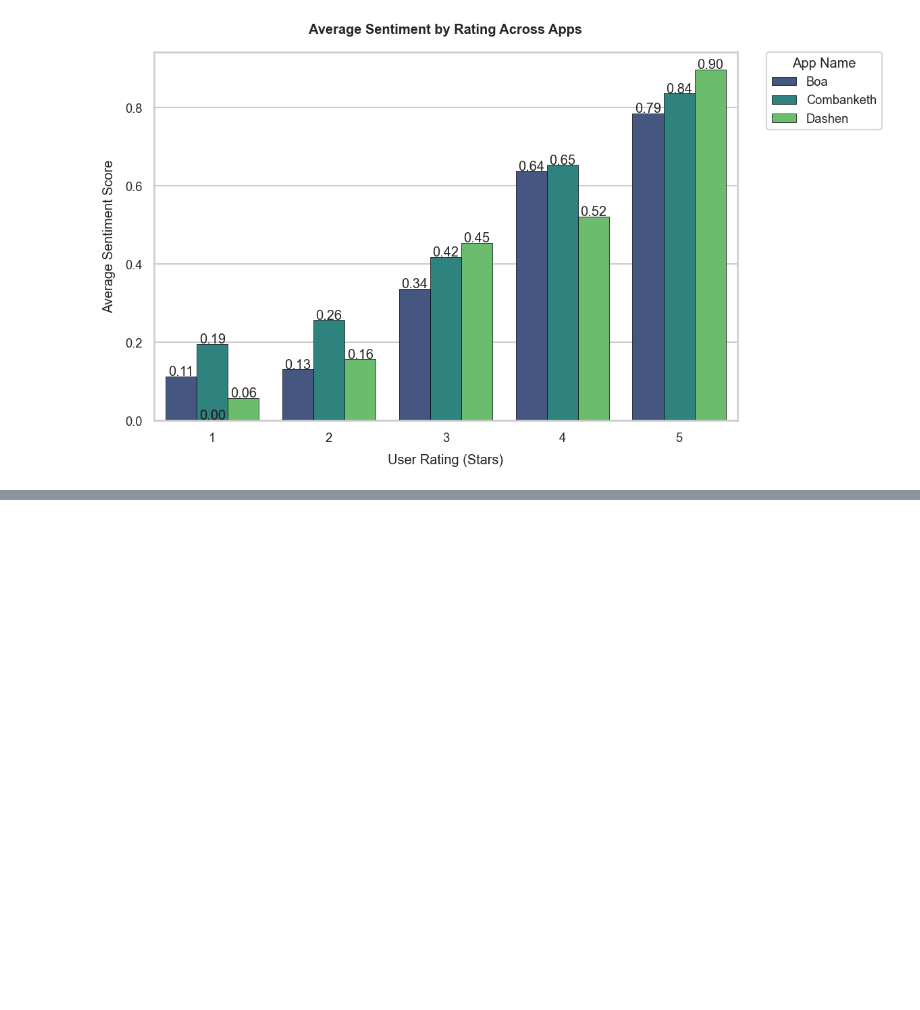
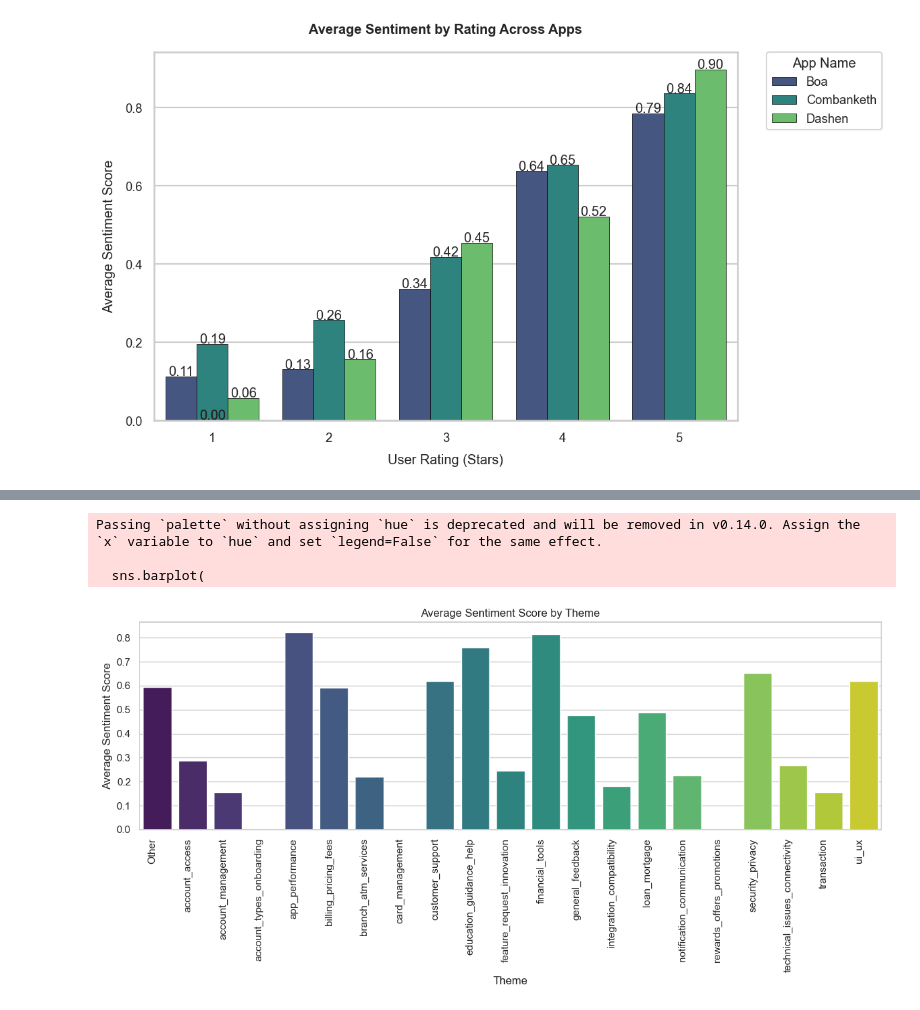
Before and after one commit to segnig/banking-app-review-analysis, a Jupyter notebook: notebooks/task-2.ipynb, the cells around one changed output, grey strips where cells are left out. Saved outputs shown, nothing was run; the diff lists cells and outputs as text; code cells hidden in the pictures; blank space fills up the shorter version.

```diff
--- a/notebooks/task-2.ipynb
+++ b/notebooks/task-2.ipynb
@@ -129,0 +580,22 @@ The `errwidth` parameter is deprecated. And will be removed in v0.15.0. Pass `er
+# %%
+group_sentiment_by_theme = analized_reviews.groupby("theme")["sentiment_score"].mean().reset_index()
+group_sentiment_by_theme.rename(columns={"sentiment_score": "average_sentiment"}, inplace=True)
+plt.figure(figsize=(12, 6))
+sns.barplot(
+    data=group_sentiment_by_theme,
+    x="theme",
+    y="average_sentiment",
+    palette="viridis"
+)
+plt.title("Average Sentiment Score by Theme")
+plt.xlabel("Theme")
+plt.ylabel("Average Sentiment Score")
+plt.xticks(rotation=90, ha='right')
+plt.tight_layout()
+plt.savefig("../reports/figures/average_sentiment_by_theme.png", dpi=300, bbox_inches="tight")
+plt.show()
+# %% [output]
+Passing `palette` without assigning `hue` is deprecated and will be removed in v0.14.0. Assign the `x` variable to `hue` and set `legend=False` for the same effect.
+
+  sns.barplot(
+[figure, added]
```
Also changed, not shown: parts of 21 cells of this notebook, 7 other files.
